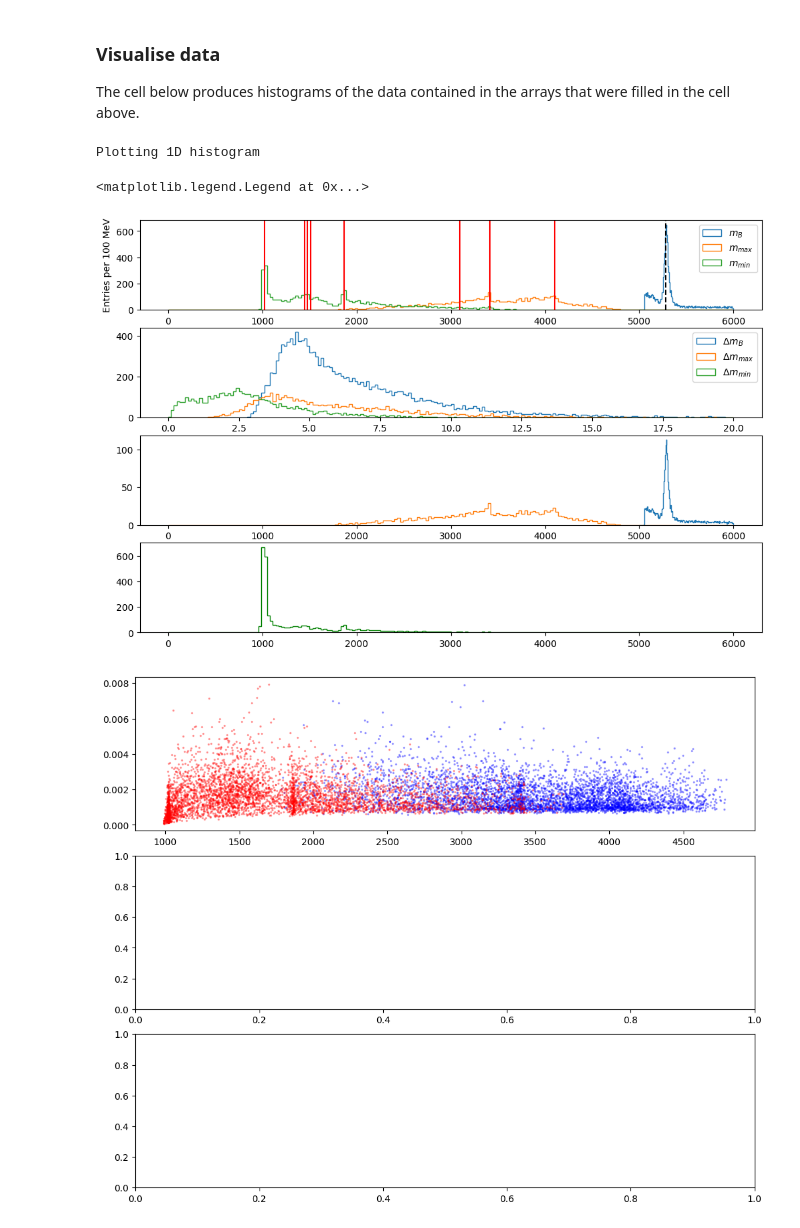
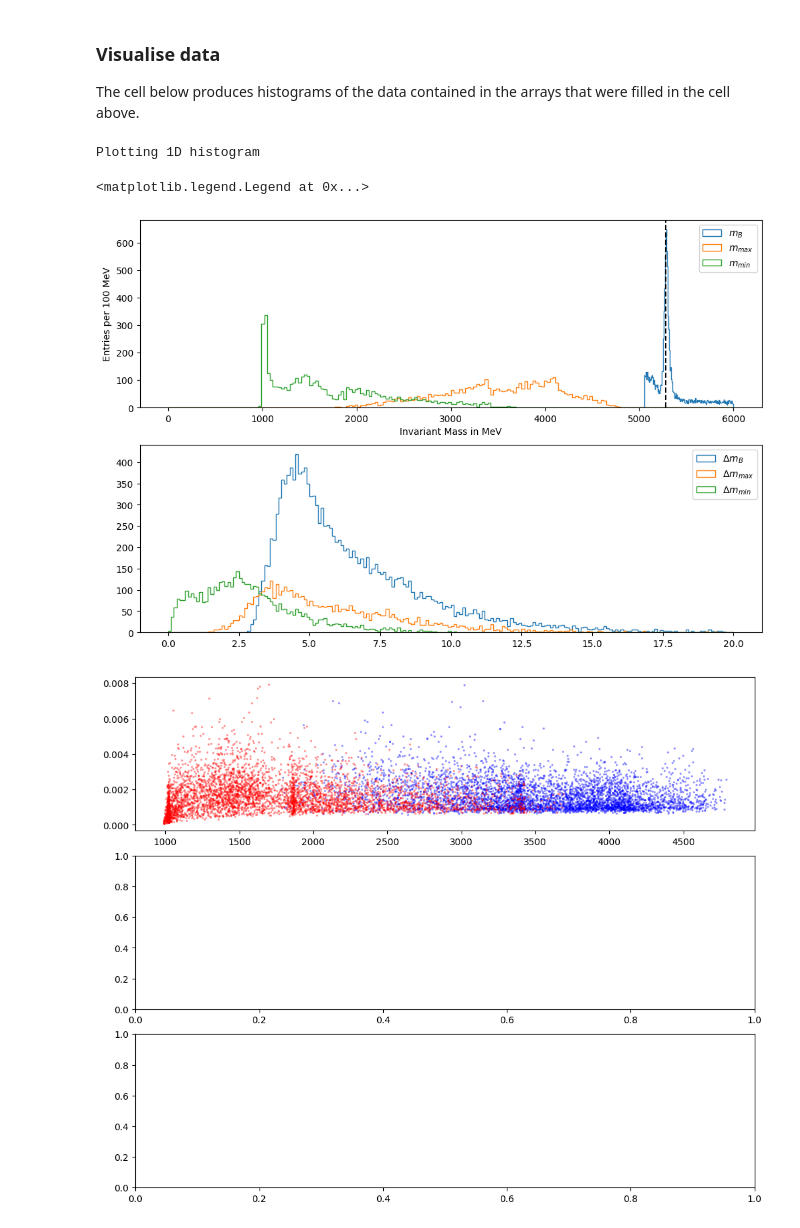
Before and after one commit to damianfrench/MatterAntimatterLab, a Jupyter notebook: Analysis_example.ipynb, the cells around one changed output. Saved outputs shown, nothing was run; the diff lists cells and outputs as text; code cells hidden in the pictures.

```diff
--- a/Analysis_example.ipynb
+++ b/Analysis_example.ipynb
@@ -262,6 +267,7 @@ prob_k=[]
 prob_pi=[]
 m_B_all=[]
 m_B_all_uncertainties=[]
+
 m_R_neutral_1=[]
 m_R_neutral_1_uncertainties=[]
 m_R_neutral_2=[]
@@ -424,15 +430,19 @@ m_low_all_uncertainties=np.minimum(m_R_neutral_1_uncertainties,m_R_neutral_2_unc
 print(np.size(m_high_all))
 print(np.size(m_B_all))
 
-chi_meson_removal_mask_1 = (~((m_high_all > 3404.21) & (m_high_all < 3425.21))) & \
-                           ((m_high_all < 1864.84 - 1e-3) | (m_high_all > 1864.84 + 1e-3))
+m_high_all=D_0_filter(m_high_all,1864.84,m_high_all_uncertainties)
+m_low_all=D_0_filter(m_low_all,1864.84,m_low_all_uncertainties)
 
-chi_meson_removal_mask_2 = (~((m_low_all > 3404.21) & (m_low_all < 3425.21))) & \
-                           ((m_low_all < 1864.84 - 1e-3) | (m_low_all > 1864.84 + 1e-3))
+chi_meson_removal_mask_1 = (~((m_high_all > 3404.21) & (m_high_all < 3425.21)))
+
+chi_meson_removal_mask_2 = (~((m_low_all > 3404.21) & (m_low_all < 3425.21)))
+
+# print(m_B_all_uncertainties)
 
 
-# m_high_all=m_high_all[chi_meson_removal_mask_1]
-# m_low_all=m_low_all[chi_meson_removal_mask_2]
+
+m_high_all=m_high_all[chi_meson_removal_mask_1]
+m_low_all=m_low_all[chi_meson_removal_mask_2]
 # %% [output]
 Input data variables:
 ['B_FlightDistance', 'B_VertexChi2', 'H1_PX', 'H1_PY', 'H1_PZ', 'H1_ProbK', 'H1_ProbPi', 'H1_Charge', 'H1_IPChi2', 'H1_isMuon', 'H2_PX', 'H2_PY', 'H2_PZ', 'H2_ProbK', 'H2_ProbPi', 'H2_Charge', 'H2_IPC ...
@@ -451,7 +461,7 @@ The cell below produces histograms of the data contained in the arrays that were
 
 # This line produces two plots side-by-side.
 # It's still useful just for one plot as you can set the size and get the fig,ax objects
-fig, ax = plt.subplots(nrows=4, ncols=1, figsize=(12, 8))
+fig, ax = plt.subplots(nrows=2, ncols=1, figsize=(12, 8))
 fig.subplots_adjust(wspace=0.3) # increase horizontal space between plots
 
 # This plots two 1D-histograms.
@@ -467,54 +477,54 @@ ax[1].hist(m_high_all_uncertainties,bins=200,range=[0,20],histtype='step',label=
 ax[1].hist(m_low_all_uncertainties,bins=200,range=[0,20],histtype='step',label='$\Delta m_{min}$')
 
 
-values_m_B,bins_m_B,patches_m_B = ax[2].hist(m_B_all, bins = 200, weights=(1/m_B_all_uncertainties),range = [5000, 6000],histtype='step',label='$m_{B}$')
-values_m_R12,bins_m_R12,patches_m_R12 = ax[2].hist(m_high_all, bins = 200,weights=(1/m_high_all_uncertainties), range = [0, 6000],histtype='step',label='$m_{max}$')
-values_m_R13,bins_m_R13,patches_m_R13 = ax[3].hist(m_low_all, bins = 200,weights=(1/m_low_all_uncertainties), range = [0, 6000],histtype='step',label='$m_{min}$',color='g')
+# values_m_B,bins_m_B,patches_m_B = ax[2].hist(m_B_all, bins = 200, weights=(1/m_B_all_uncertainties),range = [5000, 6000],histtype='step',label='$m_{B}$')
+# values_m_R12,bins_m_R12,patches_m_R12 = ax[2].hist(m_high_all, bins = 200,weights=(1/m_high_all_uncertainties), range = [0, 6000],histtype='step',label='$m_{max}$')
+# values_m_R13,bins_m_R13,patches_m_R13 = ax[3].hist(m_low_all, bins = 200,weights=(1/m_low_all_uncertainties), range = [0, 6000],histtype='step',label='$m_{min}$',color='g')
 
-# phi strange-antistrange
-ax[0].axvline(1019.461,color='red')
-#f'_2 - mainly strange-anti-strange with some up-anti-up and down-antidown
-ax[0].axvline(1512,color='red')
-#eta - even mix of up-anti-up, down-antidown and strange-antistrange
-ax[0].axvline(1475,color='red')
-#rho - mainly up-anti-up and down-antidown
-ax[0].axvline(1450,color='red')
+# # phi strange-antistrange
+# ax[0].axvline(1019.461,color='red')
+# #f'_2 - mainly strange-anti-strange with some up-anti-up and down-antidown
+# ax[0].axvline(1512,color='red')
+# #eta - even mix of up-anti-up, down-antidown and strange-antistrange
+# ax[0].axvline(1475,color='red')
+# #rho - mainly up-anti-up and down-antidown
+# ax[0].axvline(1450,color='red')
 #D_0 charm antiup
-ax[0].axvline(1864.84,color='red')
+# ax[0].axvline(1864.84,color='red')
 
 # 2-3 GeV region is mainly comprised of excited light meson states.
 
 #J/psi charm-anticharm
-ax[0].axvline(3096.9,color='red')
-#chi_c0 charm-anticharm
-ax[0].axvline(3414.71,color='red')
-# Charmonium (excited) states) and tetra quark candidates in the region of 4GeV - 4.5 GeV
-ax[0].axvline(4100,color='red')
+# ax[0].axvline(3096.9,color='red')
+# #chi_c0 charm-anticharm
+# ax[0].axvline(3414.71,color='red')
+# # Charmonium (excited) states) and tetra quark candidates in the region of 4GeV - 4.5 GeV
+# ax[0].axvline(4100,color='red')
 
 #slight peak before could be from particle misidentification from choosing the wrong kaon candidate.
 
 # B meson
 ax[0].axvline(5279,color='k',linestyle='--')
 
 
 # peaks,_=scipy.signal.find_peaks(values_m_B,height=25)
 # widths,width_heights,pos_left,pos_right=scipy.signal.peak_widths(values_m_B,peaks,rel_height=0.5)
 # int_pos_right=int(np.floor(pos_right[0]))
 # int_pos_left=int(np.floor(pos_left[0]))
 # print(bins_m_B[peaks],values_m_B[peaks])
 # print((m_B.max()-m_B.min())/2000)
 # ax.scatter(bins_m_B[peaks],values_m_B[peaks],color='red')
 # ax.hlines(0.5*values_m_B[peaks],bins_m_B[int_pos_left],bins_m_B[int_pos_right],color='red')
 #ax[0].hist(pZ, bins = 200, range = [0, 100000],histtype='stepfilled',alpha=0.3,label='$p_{z}$')
 ax[0].set_xlabel('Invariant Mass in MeV')
 ax[0].set_ylabel('Entries per 100 MeV')
 ax[0].legend()
 ax[1].legend()
-# plt.savefig('./plots/invariant_masses_yield_cuts.png')
+# plt.savefig('./plots/invariant_masses_particles_labelled_with_uncertainties.png')
 # %% [output]
 Plotting 1D histogram
 <matplotlib.legend.Legend at 0x...>
-[figure, old version]
+[figure, new version]
 # %%
 fig,ax=plt.subplots(3,figsize=(10,8),layout='constrained')
 ax[0].scatter(m_high_all,m_high_all_uncertainties/m_high_all,alpha=0.3,s=2,color='blue')
```
Also changed, not shown: parts of 1 cell of this notebook.
